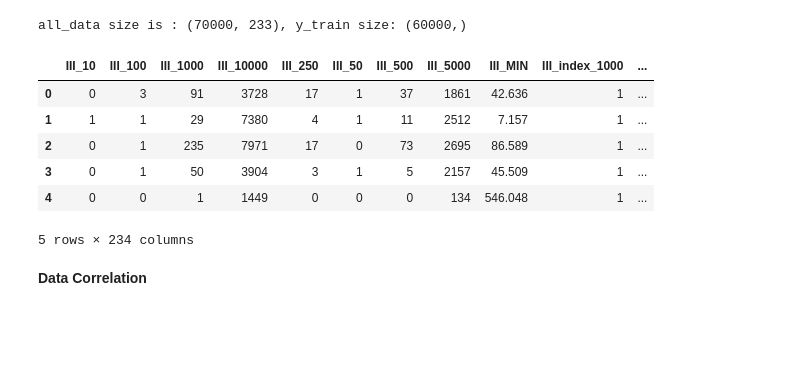
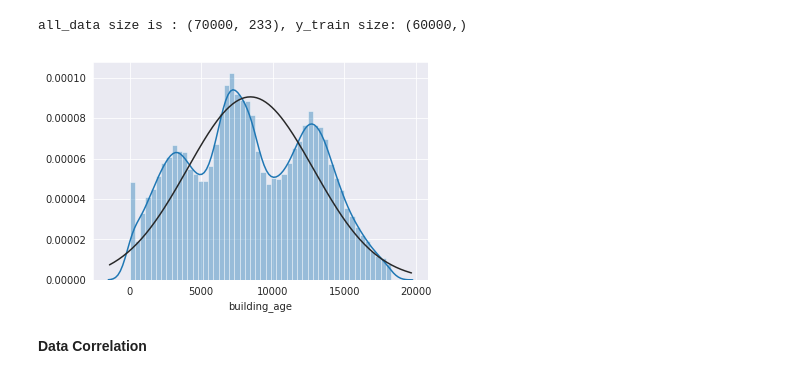
Before and after one commit to chonglun/4th-aia, a Jupyter notebook: tbrain/玉山台灣不動產AI神預測/tbrain-ai-building-total-price.ipynb, the cells around one changed output. Cells and saved outputs as stored; diff of their text form; code cells hidden in the pictures; blank space fills up the shorter version.

```diff
--- a/tbrain/玉山台灣不動產AI神預測/tbrain-ai-building-total-price.ipynb
+++ b/tbrain/玉山台灣不動產AI神預測/tbrain-ai-building-total-price.ipynb
@@ -146,15 +159,9 @@ all_data size is : (70000, 233), y_train size: (60000,)
 # %%
 # txn_dt - building_complete_dt
 all_data['building_age'] = (all_data['txn_dt'] - all_data['building_complete_dt'])
-all_data.head(5)
+sns.distplot(all_data['building_age'] , fit=norm);
 # %% [output]
-|  | III_10 | III_100 | III_1000 | III_10000 | III_250 | III_50 | III_500 | III_5000 | III_MIN | III_index_1000 | ... |
-| 0 | 0 | 3 | 91 | 3728 | 17 | 1 | 37 | 1861 | 42.636 | 1 | ... |
-| 1 | 1 | 1 | 29 | 7380 | 4 | 1 | 11 | 2512 | 7.157 | 1 | ... |
-| 2 | 0 | 1 | 235 | 7971 | 17 | 0 | 73 | 2695 | 86.589 | 1 | ... |
-| 3 | 0 | 1 | 50 | 3904 | 3 | 1 | 5 | 2157 | 45.509 | 1 | ... |
-| 4 | 0 | 0 | 1 | 1449 | 0 | 0 | 0 | 134 | 546.048 | 1 | ... |
-5 rows × 234 columns
+[figure, added]
 # %% [markdown]
 **Data Correlation**
 # %%
```
Also changed, not shown: parts of 24 cells of this notebook.
